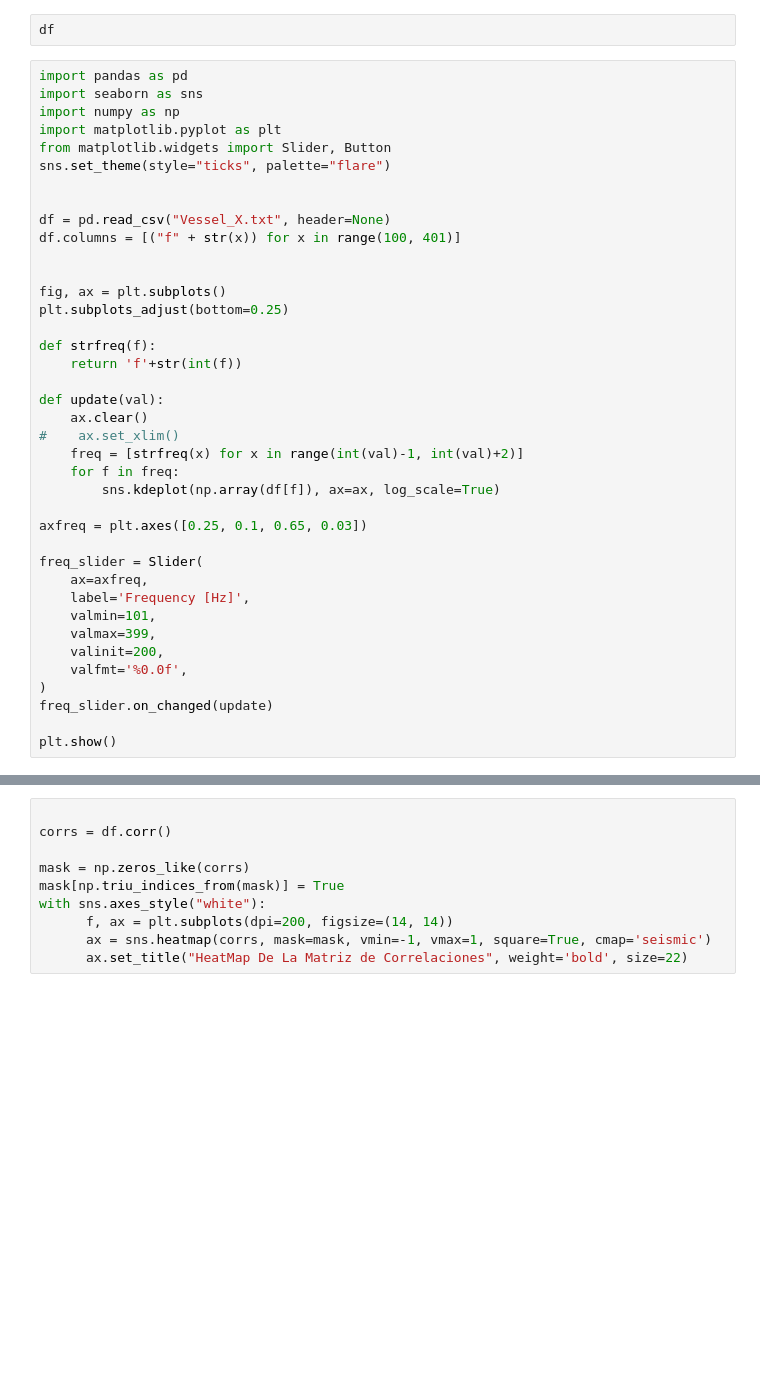
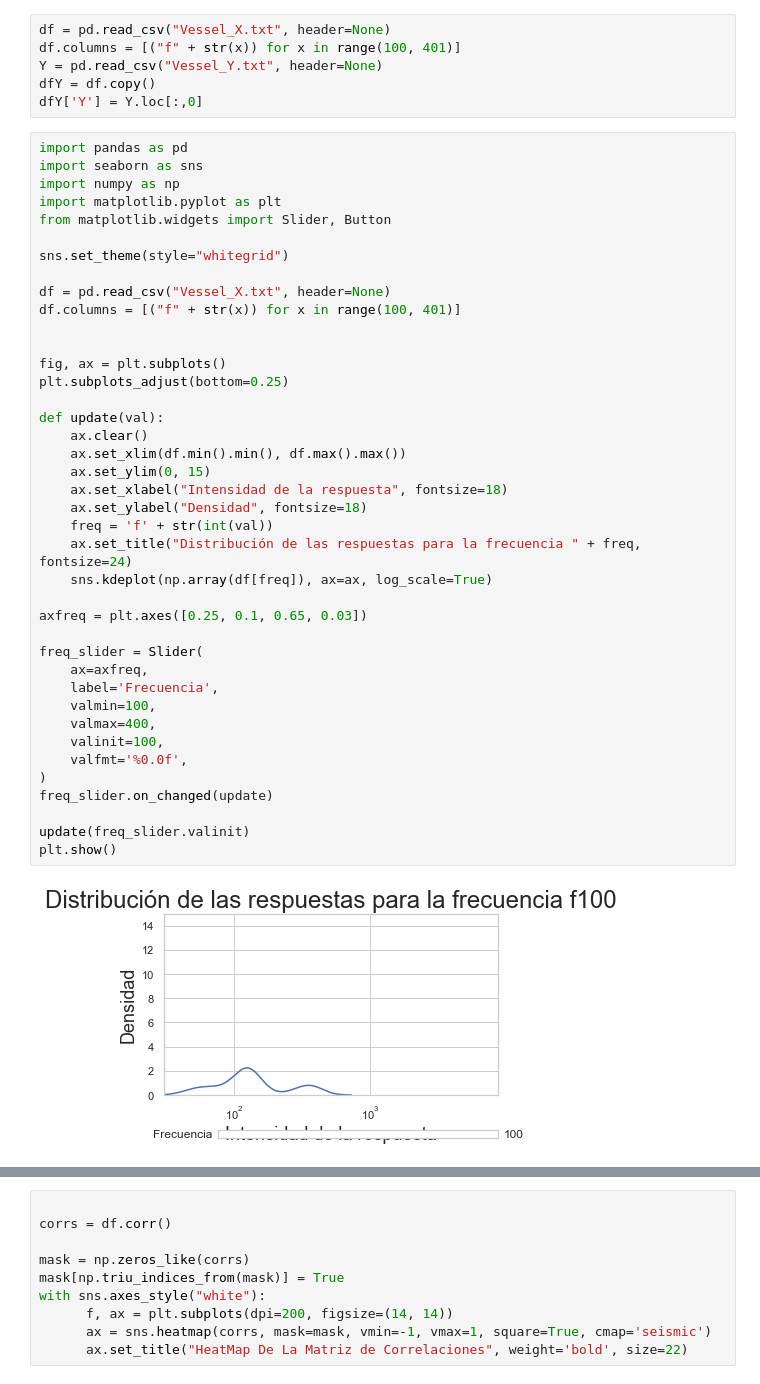
Before and after one commit to Lukas-De-Angelis-Riva/Aprendizaje-estadistico, a Jupyter notebook: trabajo_practico3/src/Visualizacion.ipynb, the cells around one changed output, grey strips where cells are left out. Saved outputs shown, nothing was run; the diff lists cells and outputs as text; blank space fills up the shorter version.

```diff
--- a/trabajo_practico3/src/Visualizacion.ipynb
+++ b/trabajo_practico3/src/Visualizacion.ipynb
@@ -37,44 +29,51 @@ plt.show()
-# %%
-df
+# %%
+df = pd.read_csv("Vessel_X.txt", header=None)
+df.columns = [("f" + str(x)) for x in range(100, 401)]
+Y = pd.read_csv("Vessel_Y.txt", header=None)
+dfY = df.copy()
+dfY['Y'] = Y.loc[:,0]
 # %%
 import pandas as pd
 import seaborn as sns
 import numpy as np
 import matplotlib.pyplot as plt
 from matplotlib.widgets import Slider, Button
-sns.set_theme(style="ticks", palette="flare")
 
+sns.set_theme(style="whitegrid")
 
 df = pd.read_csv("Vessel_X.txt", header=None)
 df.columns = [("f" + str(x)) for x in range(100, 401)]
 
 
 fig, ax = plt.subplots()
 plt.subplots_adjust(bottom=0.25)
 
-def strfreq(f):
-    return 'f'+str(int(f))
-
 def update(val):
     ax.clear()
-#    ax.set_xlim()
-    freq = [strfreq(x) for x in range(int(val)-1, int(val)+2)]
-    for f in freq:
-        sns.kdeplot(np.array(df[f]), ax=ax, log_scale=True)
+    ax.set_xlim(df.min().min(), df.max().max())
+    ax.set_ylim(0, 15)
+    ax.set_xlabel("Intensidad de la respuesta", fontsize=18)
+    ax.set_ylabel("Densidad", fontsize=18)
+    freq = 'f' + str(int(val))
+    ax.set_title("Distribución de las respuestas para la frecuencia " + freq, fontsize=24)
+    sns.kdeplot(np.array(df[freq]), ax=ax, log_scale=True)
 
 axfreq = plt.axes([0.25, 0.1, 0.65, 0.03])
 
 freq_slider = Slider(
     ax=axfreq,
-    label='Frequency [Hz]',
-    valmin=101,
-    valmax=399,
-    valinit=200,
+    label='Frecuencia',
+    valmin=100,
+    valmax=400,
+    valinit=100,
     valfmt='%0.0f',
 )
 freq_slider.on_changed(update)
 
+update(freq_slider.valinit)
 plt.show()
+# %% [output]
+[figure, added]
 # %%
 import pandas as pd
 import seaborn as sns
```
Also changed, not shown: parts of 9 cells of this notebook.
